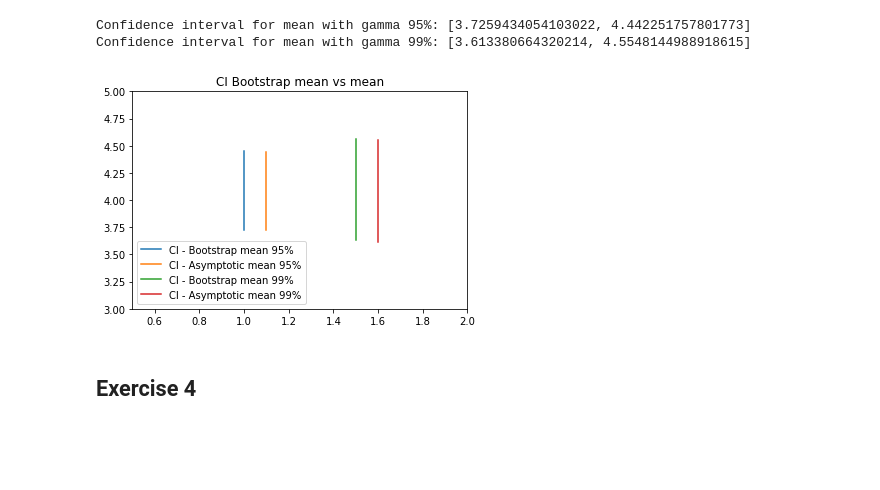
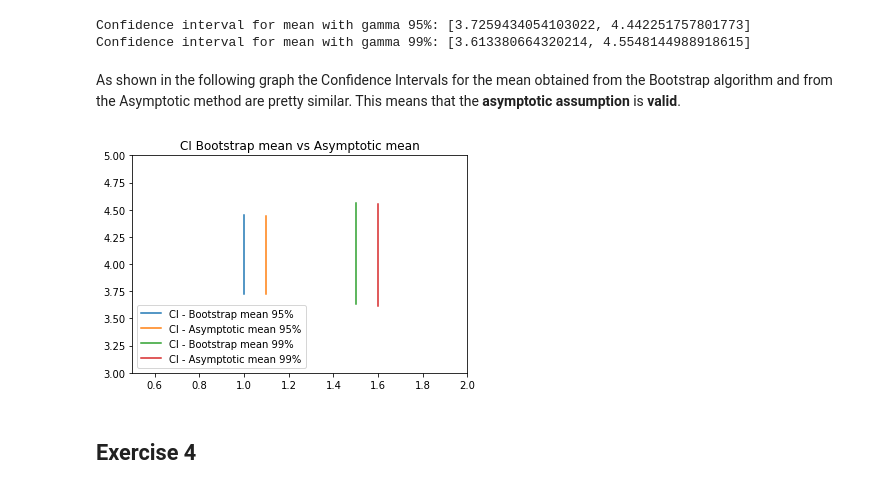
Before and after one commit to davidezanella/spe-assignments, a Jupyter notebook: Homework 1/consegna/report.ipynb, the cells around one changed output. Saved outputs shown, nothing was run; the diff lists cells and outputs as text; code cells hidden in the pictures; blank space fills up the shorter version.

```diff
--- a/Homework 1/consegna/report.ipynb
+++ b/Homework 1/consegna/report.ipynb
@@ -456,36 +470,38 @@ print("Confidence interval for mean with gamma 99%: [{}, {}]".format(m_s_99, m_e
 # %% [output]
 Confidence interval for mean with gamma 95%: [3.7259434054103022, 4.442251757801773]
 Confidence interval for mean with gamma 99%: [3.613380664320214, 4.5548144988918615]
+# %% [markdown]
+As shown in the following graph the Confidence Intervals for the mean obtained from the Bootstrap algorithm and from the Asymptotic method are pretty similar. This means that the **asymptotic assumption** is **valid**.
 # %%
 %matplotlib inline
 import matplotlib.pyplot as plt
 
 b_m_y = [b_m_s_95, b_m_e_95]
 b_m_x = [1, 1]
 plt.plot(b_m_x, b_m_y, label='CI - Bootstrap mean 95%')
 
 m_y = [m_s_95, m_e_95]
 m_x = [1.1, 1.1]
 plt.plot(m_x, m_y, label='CI - Asymptotic mean 95%')
 
 
 b_m_y = [b_m_s_99, b_m_e_99]
 b_m_x = [1.5, 1.5]
 plt.plot(b_m_x, b_m_y, label='CI - Bootstrap mean 99%')
 
 m_y = [m_s_99, m_e_99]
 m_x = [1.6, 1.6]
 plt.plot(m_x, m_y, label='CI - Asymptotic mean 99%')
 
 
 plt.ylim(3, 5)
 plt.xlim(0.5, 2)
 plt.legend()
-plt.title('CI Bootstrap mean vs mean')
+plt.title('CI Bootstrap mean vs Asymptotic mean')
 
 plt.show()
 # %% [output]
-[figure, old version]
+[figure, new version]
 # %% [markdown]
 ## Exercise 4
 # %% [markdown]
```
Also changed, not shown: parts of 3 cells of this notebook.
